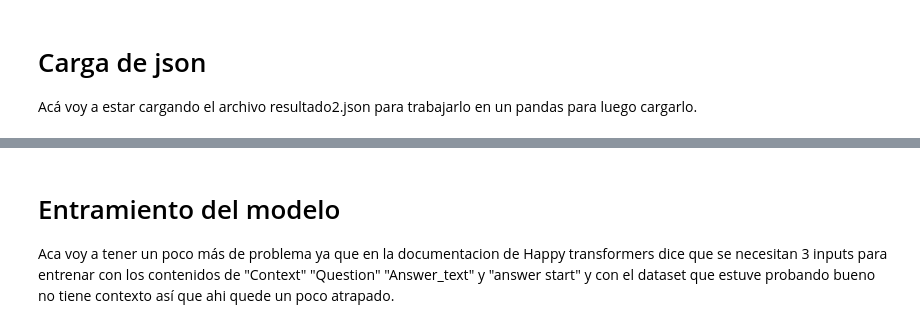
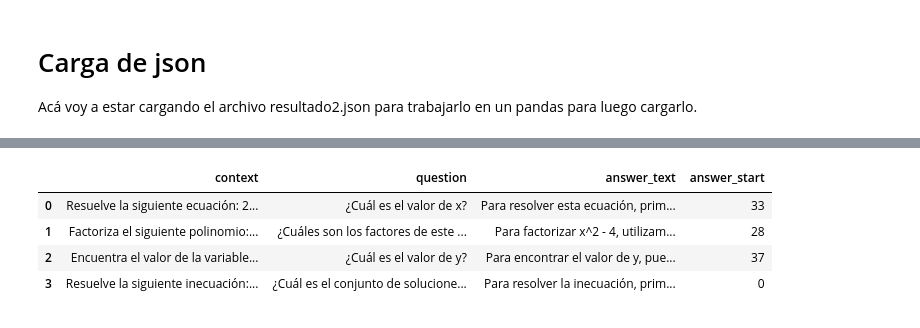
Before and after one commit to NICCANAS/NeoGPT-Duoc, a Jupyter notebook: gpt_neo_125_M.ipynb, the cells around one changed output, grey strips where cells are left out. Saved outputs shown, nothing was run; the diff lists cells and outputs as text; code cells hidden in the pictures.

```diff
--- a/gpt_neo_125_M.ipynb
+++ b/gpt_neo_125_M.ipynb
@@ -96,3 +96,0 @@ mp
-# %% [markdown]
-# Entramiento del modelo
-Aca voy a tener un poco más de problema ya que en la documentacion de Happy transformers dice que se necesitan 3 inputs para entrenar con los contenidos de "Context" "Question" "Answer_text" y "answer start" y con el dataset que estuve probando bueno no tiene contexto así que ahi quede un poco atrapado.
@@ -98,0 +99,18 @@ Aca voy a tener un poco más de problema ya que en la documentacion de Happy tra
+# %%
+data = [
+    ["Resuelve la siguiente ecuación: 2x + 5 = 11", "¿Cuál es el valor de x?", "Para resolver esta ecuación, primero restamos 5 de ambos lados: 2x = 6. Luego, dividimos ambos lados por 2: x = 3.", 33],
+    ["Factoriza el siguiente polinomio: x^2 - 4", "¿Cuáles son los factores de este polinomio?", "Para factorizar x^2 - 4, utilizamos la diferencia de cuadrados: (x + 2)(x - 2).", 28],
+    ["Encuentra el valor de la variable y en el sistema de ecuaciones: 3x + 2y = 10 y 2x - y = 4", "¿Cuál es el valor de y?", "Para encontrar el valor de y, puedes resolver el sistema de ecuaciones y encontrar que y = 2.", 37],
+    ["Resuelve la siguiente inecuación: 3x + 7 > 22", "¿Cuál es el conjunto de soluciones para x?", "Para resolver la inecuación, primero restamos 7 de ambos lados: 3x > 15. Luego, dividimos ambos lados por 3: x > 5.", 0]
+]
+
+column_names = ["context", "question", "answer_text", "answer_start"]
+
+df = pd.DataFrame(data, columns=column_names)
+df
+# %% [output]
+|  | context | question | answer_text | answer_start |
+| 0 | Resuelve la siguiente ecuación: 2... | ¿Cuál es el valor de x? | Para resolver esta ecuación, prim... | 33 |
+| 1 | Factoriza el siguiente polinomio:... | ¿Cuáles son los factores de este ... | Para factorizar x^2 - 4, utilizam... | 28 |
+| 2 | Encuentra el valor de la variable... | ¿Cuál es el valor de y? | Para encontrar el valor de y, pue... | 37 |
+| 3 | Resuelve la siguiente inecuación:... | ¿Cuál es el conjunto de solucione... | Para resolver la inecuación, prim... | 0 |
```
Also changed, not shown: parts of 23 cells of this notebook.
